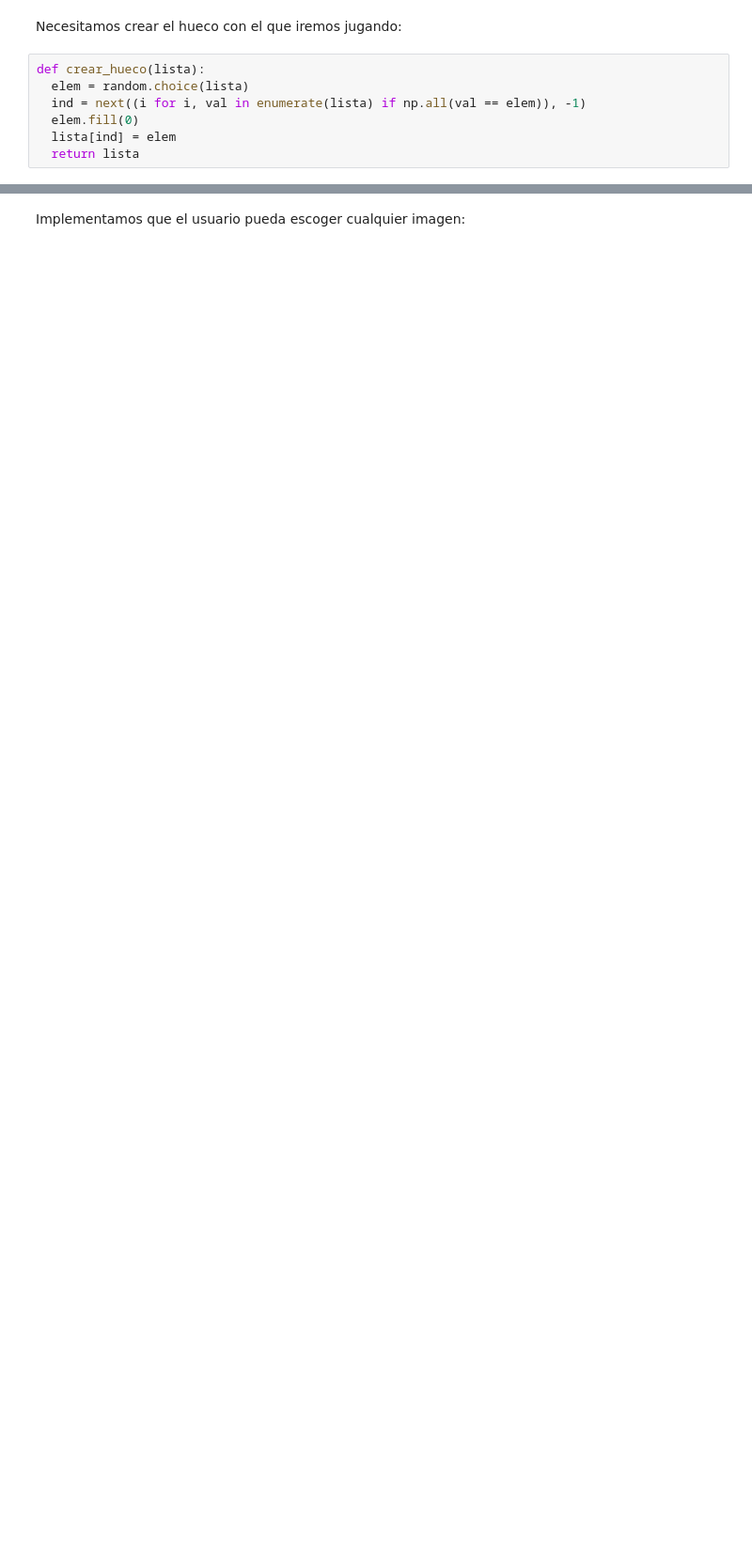
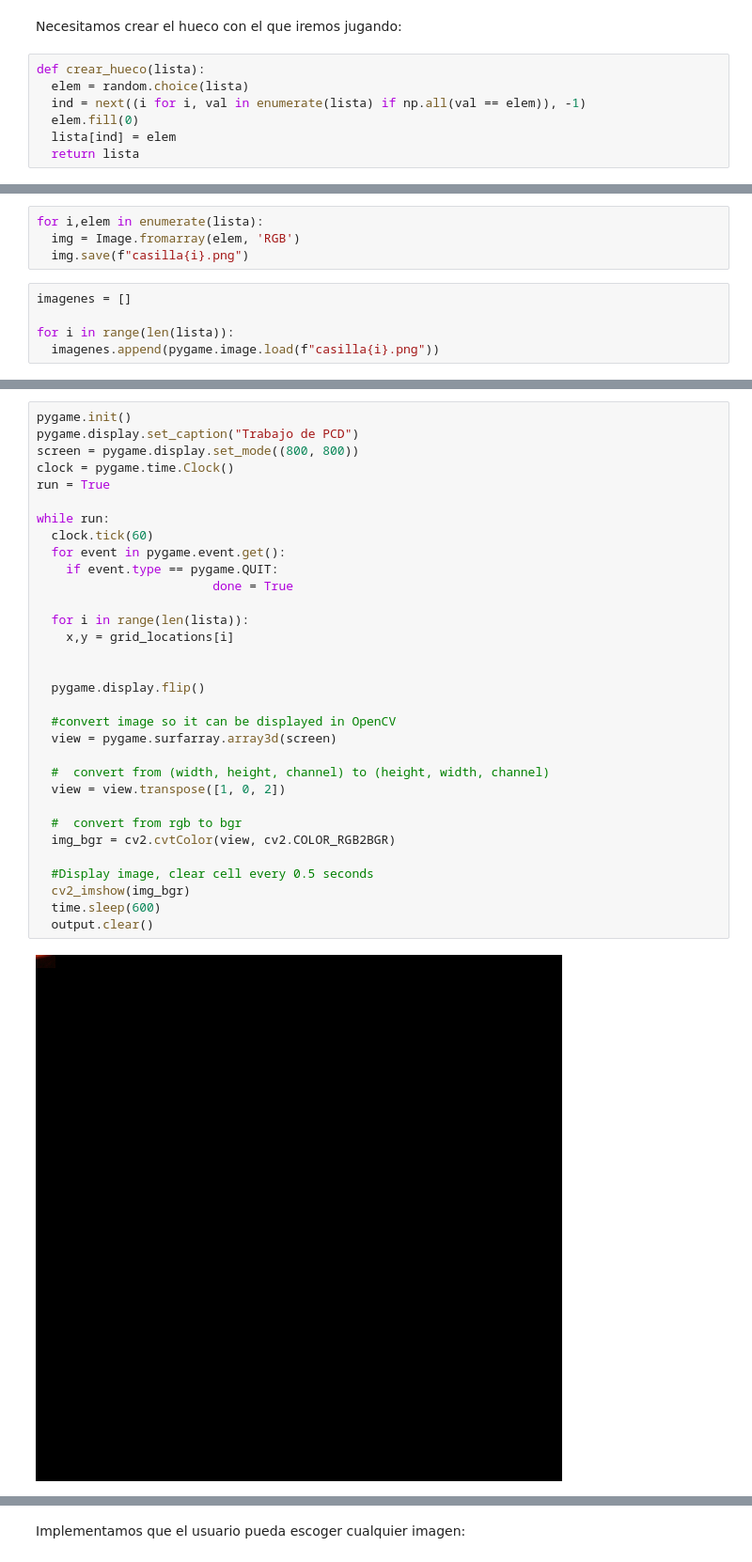
Before and after one commit to paascorb/RompecabezasPCD, a Jupyter notebook: TrabajoPCD.ipynb, the cells around one changed output, grey strips where cells are left out. Shown at 94% size. Cells and saved outputs as stored; diff of their text form; blank space fills up the shorter version.

```diff
--- a/TrabajoPCD.ipynb
+++ b/TrabajoPCD.ipynb
@@ -122,0 +157,9 @@ mostrar_casillas(lista, 10, 10)
+# %%
+for i,elem in enumerate(lista):
+  img = Image.fromarray(elem, 'RGB')
+  img.save(f"casilla{i}.png")
+# %%
+imagenes = []
+
+for i in range(len(lista)):
+  imagenes.append(pygame.image.load(f"casilla{i}.png"))
@@ -122,0 +176,34 @@ mostrar_casillas(lista, 10, 10)
+# %%
+pygame.init()
+pygame.display.set_caption("Trabajo de PCD")
+screen = pygame.display.set_mode((800, 800))
+clock = pygame.time.Clock()
+run = True
+
+while run:
+  clock.tick(60)
+  for event in pygame.event.get():
+    if event.type == pygame.QUIT:
+                        done = True
+
+  for i in range(len(lista)):
+    x,y = grid_locations[i]
+
+
+  pygame.display.flip()
+
+  #convert image so it can be displayed in OpenCV
+  view = pygame.surfarray.array3d(screen)
+
+  #  convert from (width, height, channel) to (height, width, channel)
+  view = view.transpose([1, 0, 2])
+
+  #  convert from rgb to bgr
+  img_bgr = cv2.cvtColor(view, cv2.COLOR_RGB2BGR)
+
+  #Display image, clear cell every 0.5 seconds
+  cv2_imshow(img_bgr)
+  time.sleep(600)
+  output.clear()
+# %% [output]
+[figure, added]
```
Also changed, not shown: parts of 21 cells of this notebook.
